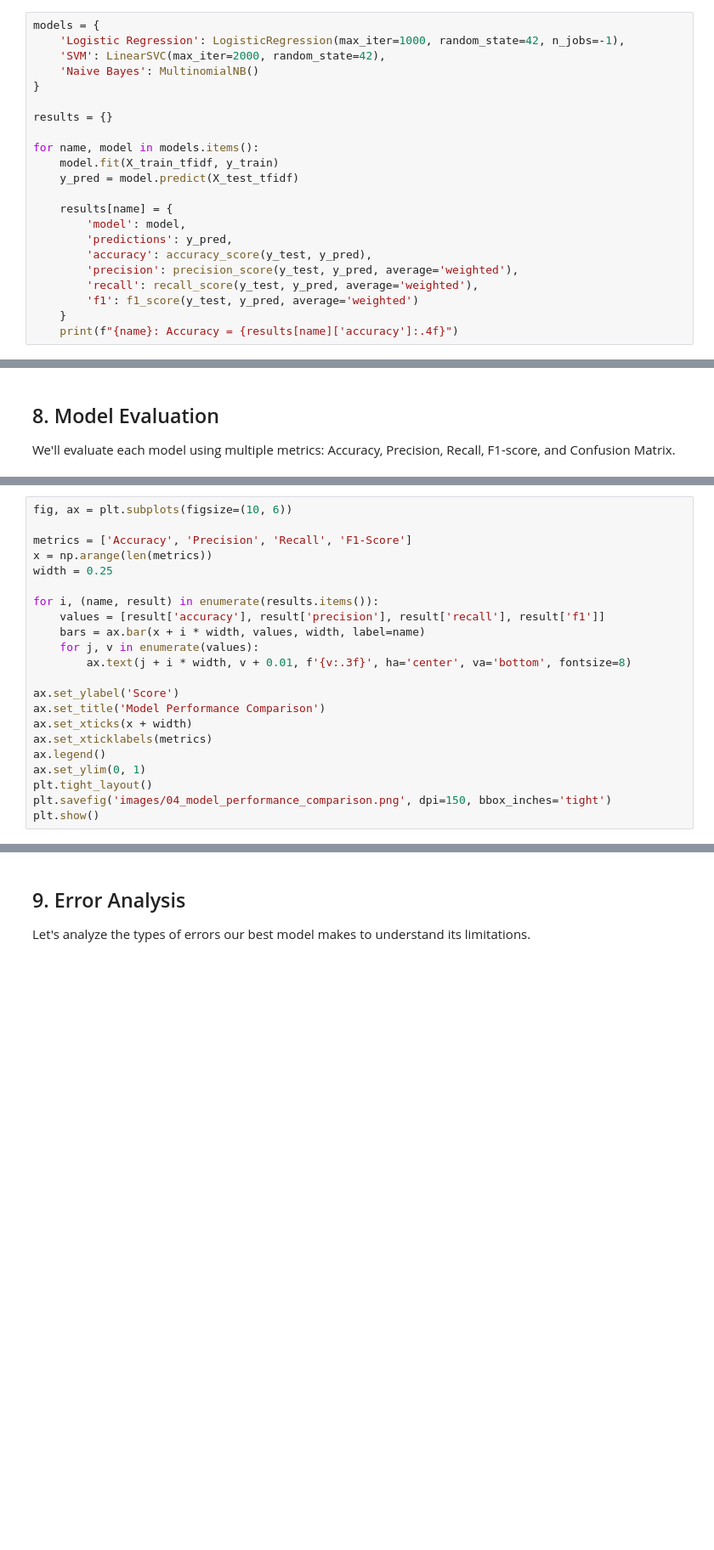
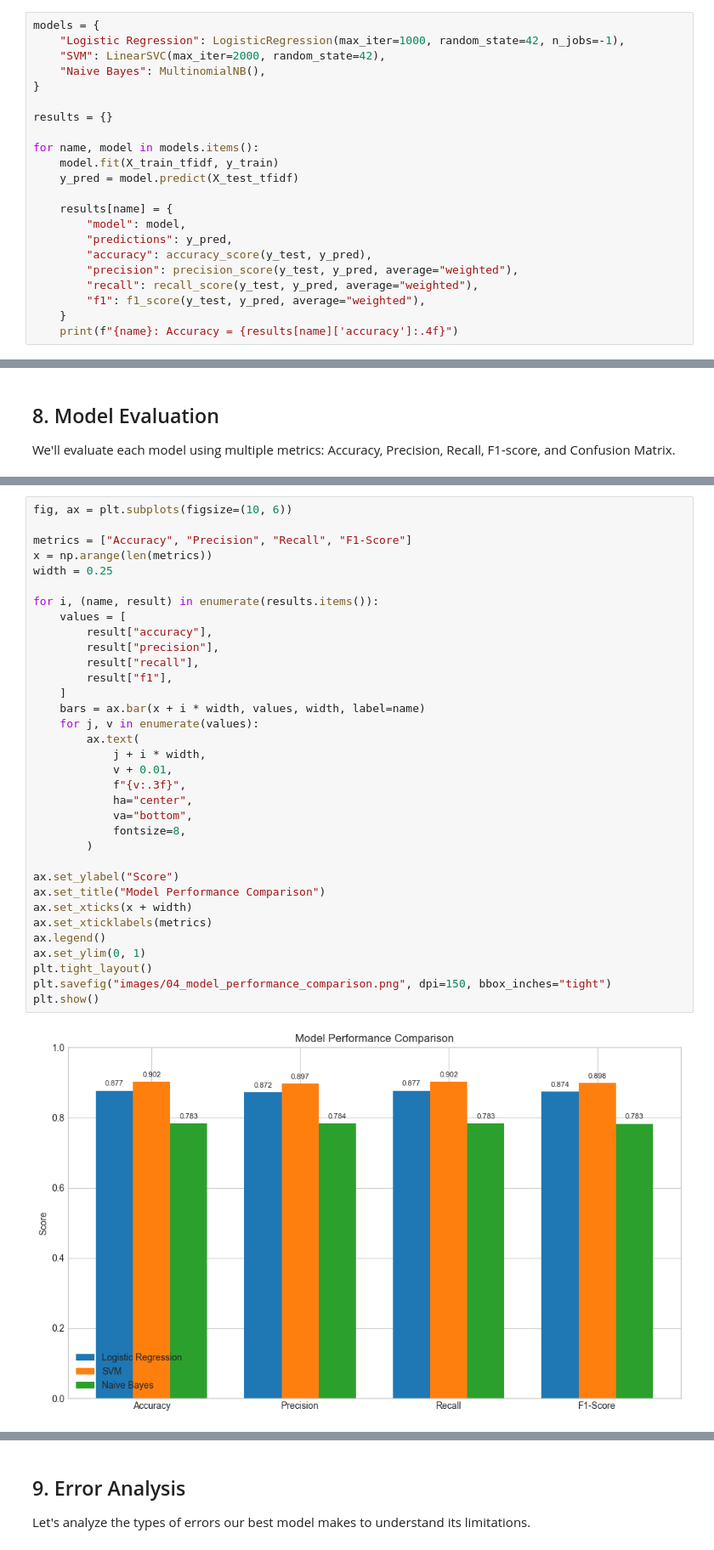
Before and after one commit to Mr-MRF-Dev/MBTI-Text-Classifier, a Jupyter notebook: notebook.ipynb, the cells around one changed output, grey strips where cells are left out. Shown at 85% size. Drawn from its saved outputs; the diff is of its cells as text; blank space fills up the shorter version.

Commit message:
Implement feature X to enhance user experience and optimize performance

```diff
--- a/notebook.ipynb
+++ b/notebook.ipynb
@@ -206,9 +343,9 @@ We'll train three classic machine learning models:
 3. **Naive Bayes** - Fast and works well with text classification
 # %%
 models = {
-    'Logistic Regression': LogisticRegression(max_iter=1000, random_state=42, n_jobs=-1),
-    'SVM': LinearSVC(max_iter=2000, random_state=42),
-    'Naive Bayes': MultinomialNB()
+    "Logistic Regression": LogisticRegression(max_iter=1000, random_state=42, n_jobs=-1),
+    "SVM": LinearSVC(max_iter=2000, random_state=42),
+    "Naive Bayes": MultinomialNB(),
 }
 
 results = {}
@@ -218,11 +355,11 @@ for name, model in models.items():
     y_pred = model.predict(X_test_tfidf)
 
     results[name] = {
-        'model': model,
-        'predictions': y_pred,
-        'accuracy': accuracy_score(y_test, y_pred),
-        'precision': precision_score(y_test, y_pred, average='weighted'),
-        'recall': recall_score(y_test, y_pred, average='weighted'),
-        'f1': f1_score(y_test, y_pred, average='weighted')
+        "model": model,
+        "predictions": y_pred,
+        "accuracy": accuracy_score(y_test, y_pred),
+        "precision": precision_score(y_test, y_pred, average="weighted"),
+        "recall": recall_score(y_test, y_pred, average="weighted"),
+        "f1": f1_score(y_test, y_pred, average="weighted"),
     }
     print(f"{name}: Accuracy = {results[name]['accuracy']:.4f}")
@@ -243,25 +395,39 @@ print(comparison_df.to_string(index=False))
 # %%
 fig, ax = plt.subplots(figsize=(10, 6))
 
-metrics = ['Accuracy', 'Precision', 'Recall', 'F1-Score']
+metrics = ["Accuracy", "Precision", "Recall", "F1-Score"]
 x = np.arange(len(metrics))
 width = 0.25
 
 for i, (name, result) in enumerate(results.items()):
-    values = [result['accuracy'], result['precision'], result['recall'], result['f1']]
+    values = [
+        result["accuracy"],
+        result["precision"],
+        result["recall"],
+        result["f1"],
+    ]
     bars = ax.bar(x + i * width, values, width, label=name)
     for j, v in enumerate(values):
-        ax.text(j + i * width, v + 0.01, f'{v:.3f}', ha='center', va='bottom', fontsize=8)
+        ax.text(
+            j + i * width,
+            v + 0.01,
+            f"{v:.3f}",
+            ha="center",
+            va="bottom",
+            fontsize=8,
+        )
 
-ax.set_ylabel('Score')
-ax.set_title('Model Performance Comparison')
+ax.set_ylabel("Score")
+ax.set_title("Model Performance Comparison")
 ax.set_xticks(x + width)
 ax.set_xticklabels(metrics)
 ax.legend()
 ax.set_ylim(0, 1)
 plt.tight_layout()
-plt.savefig('images/04_model_performance_comparison.png', dpi=150, bbox_inches='tight')
+plt.savefig("images/04_model_performance_comparison.png", dpi=150, bbox_inches="tight")
 plt.show()
+# %% [output]
+[figure, added]
 # %%
 for name in results:
     print(f"\n{'='*50}\n{name.upper()}\n{'='*50}")
```
Also changed, not shown: parts of 22 cells of this notebook, 1 other file.
